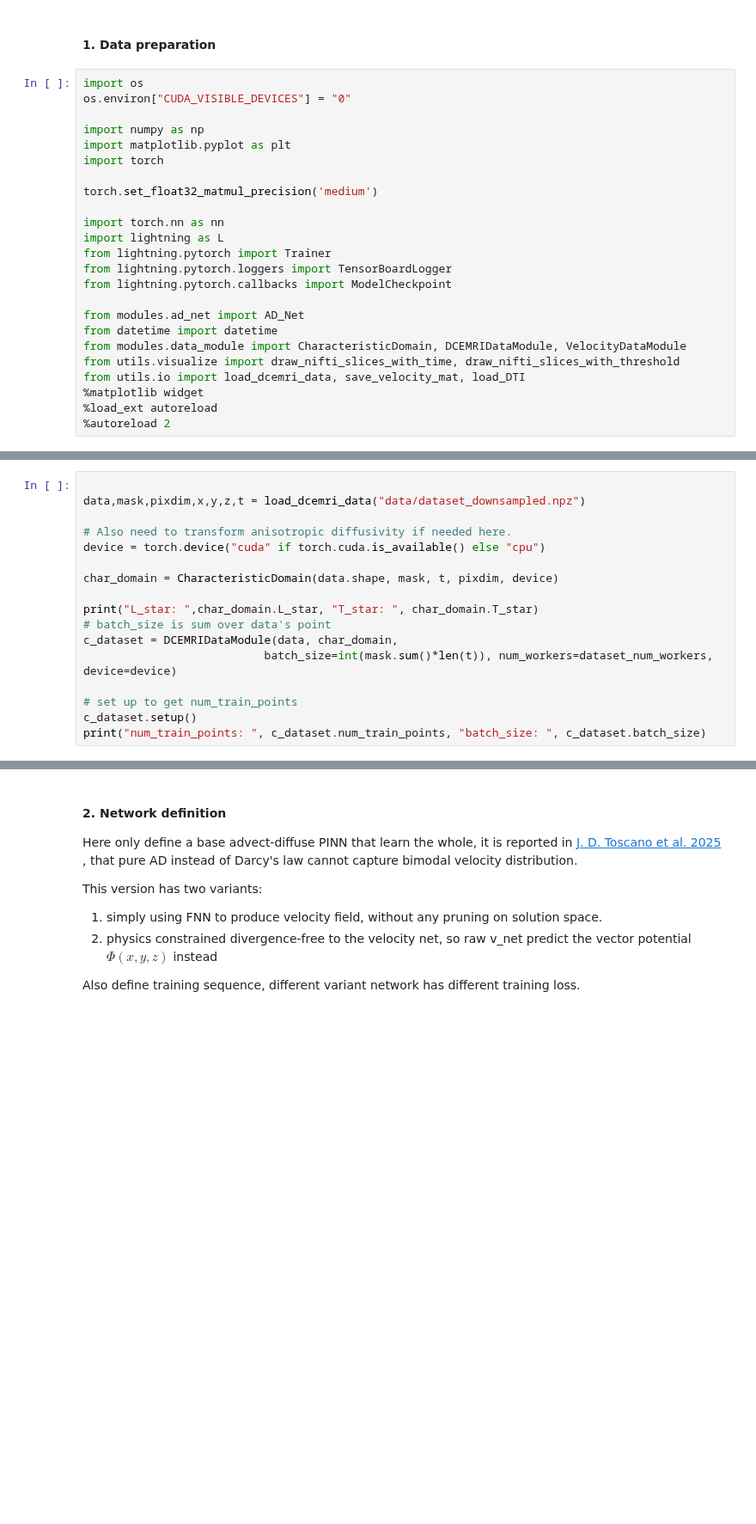
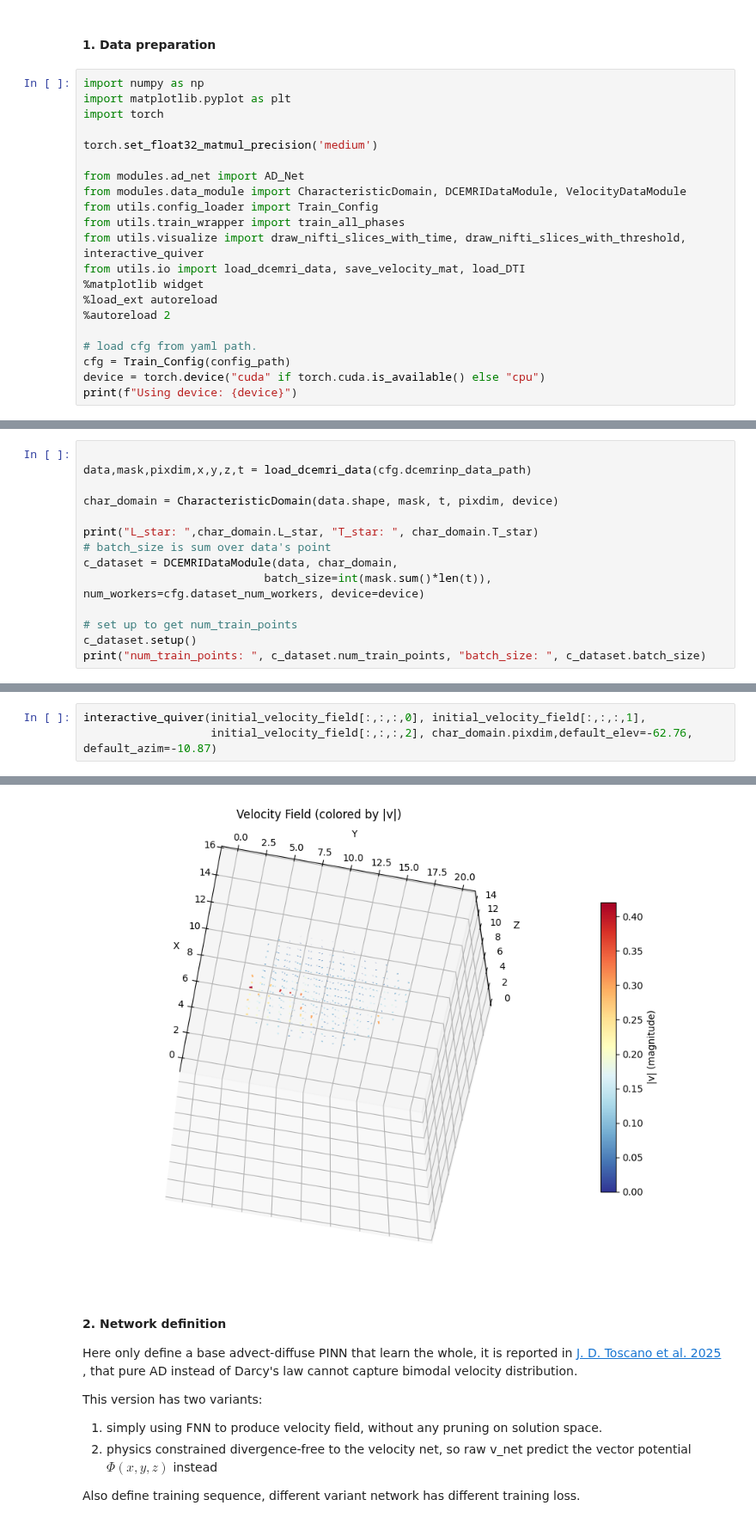
Before and after one commit to Winfred666/MRI_PINN, a Jupyter notebook: advect_diffuse_3d.ipynb, the cells around one changed output, grey strips where cells are left out. Shown at 86% size. Saved outputs shown, nothing was run; the diff lists cells and outputs as text; blank space fills up the shorter version.

```diff
--- a/advect_diffuse_3d.ipynb
+++ b/advect_diffuse_3d.ipynb
@@ -65,27 +9,24 @@ train_setting = {
 # %% [markdown]
 #### 1. Data preparation
 # %%
-import os
-os.environ["CUDA_VISIBLE_DEVICES"] = "0"
-
 import numpy as np
 import matplotlib.pyplot as plt
 import torch
 
 torch.set_float32_matmul_precision('medium')
 
-import torch.nn as nn
-import lightning as L
-from lightning.pytorch import Trainer
-from lightning.pytorch.loggers import TensorBoardLogger
-from lightning.pytorch.callbacks import ModelCheckpoint
-
 from modules.ad_net import AD_Net
-from datetime import datetime
 from modules.data_module import CharacteristicDomain, DCEMRIDataModule, VelocityDataModule
-from utils.visualize import draw_nifti_slices_with_time, draw_nifti_slices_with_threshold
+from utils.config_loader import Train_Config
+from utils.train_wrapper import train_all_phases
+from utils.visualize import draw_nifti_slices_with_time, draw_nifti_slices_with_threshold, interactive_quiver
 from utils.io import load_dcemri_data, save_velocity_mat, load_DTI
 %matplotlib widget
 %load_ext autoreload
 %autoreload 2
+
+# load cfg from yaml path.
+cfg = Train_Config(config_path)
+device = torch.device("cuda" if torch.cuda.is_available() else "cpu")
+print(f"Using device: {device}")
 # %% [output]
@@ -94,16 +34,13 @@ The autoreload extension is already loaded. To reload it, use:
 # %%
 
-data,mask,pixdim,x,y,z,t = load_dcemri_data("data/dataset_downsampled.npz")
-
-# Also need to transform anisotropic diffusivity if needed here.
-device = torch.device("cuda" if torch.cuda.is_available() else "cpu")
+data,mask,pixdim,x,y,z,t = load_dcemri_data(cfg.dcemrinp_data_path)
 
 char_domain = CharacteristicDomain(data.shape, mask, t, pixdim, device)
 
 print("L_star: ",char_domain.L_star, "T_star: ", char_domain.T_star)
 # batch_size is sum over data's point
 c_dataset = DCEMRIDataModule(data, char_domain,
-                           batch_size=int(mask.sum()*len(t)), num_workers=dataset_num_workers, device=device)
+                           batch_size=int(mask.sum()*len(t)), num_workers=cfg.dataset_num_workers, device=device)
 
 # set up to get num_train_points
 c_dataset.setup()
@@ -163,0 +97,4 @@ interactive(children=(IntSlider(value=19, description='z', max=37), FloatSlider(
+# %%
+interactive_quiver(initial_velocity_field[:,:,:,0], initial_velocity_field[:,:,:,1],
+                   initial_velocity_field[:,:,:,2], char_domain.pixdim,default_elev=-62.76, default_azim=-10.87)
+# %% [output]
@@ -164,3 +102,4 @@ interactive(children=(IntSlider(value=19, description='z', max=37), FloatSlider(
+[figure, added]
 # %% [markdown]
 #### 2. Network definition
 
```
Also changed, not shown: parts of 16 cells of this notebook, 21 other files.
